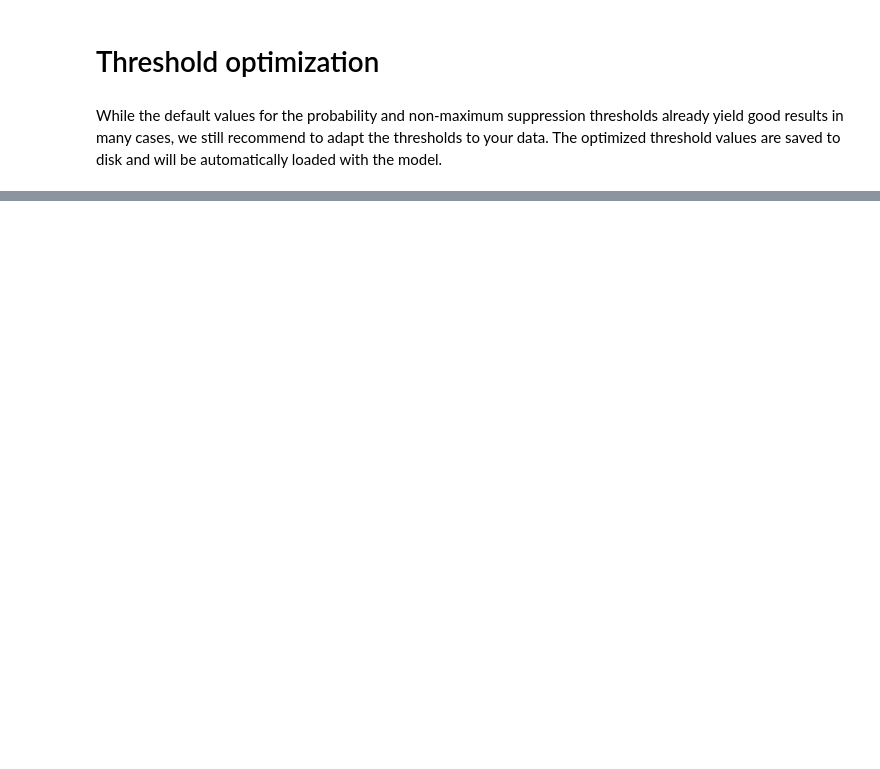
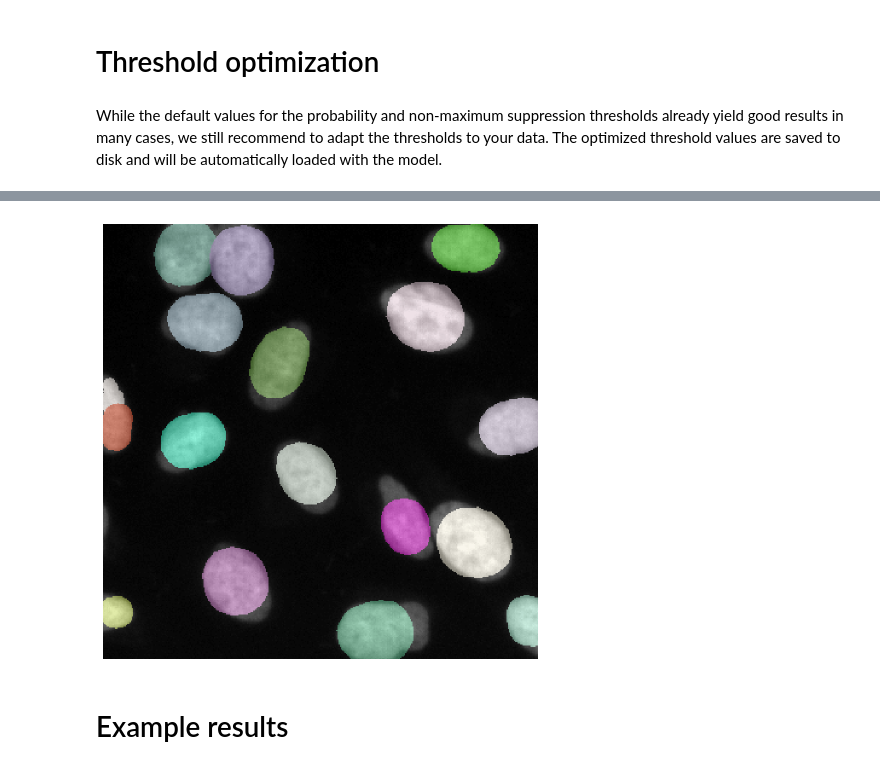
Before and after one commit to trasse/OpSeF-IV, a Jupyter notebook: Train/TrainStarDist/StarDist_training_for_OpSeF_001.ipynb, the cells around one changed output, grey strips where cells are left out. Saved outputs shown, nothing was run; the diff lists cells and outputs as text; code cells hidden in the pictures; blank space fills up the shorter version.

Commit message:
TrainStarDist02

```diff
--- a/Train/TrainStarDist/StarDist_training_for_OpSeF_001.ipynb
+++ b/Train/TrainStarDist/StarDist_training_for_OpSeF_001.ipynb
@@ -216,0 +224,9 @@ Saving to 'thresholds.json'.
+# %%
+X = sorted(glob('{}/test/images/*.tif'.format(trainModelSettings["root"])))
+X = list(map(imread,X))
+
+n_channel = 1 if X[0].ndim == 2 else X[0].shape[-1]
+axis_norm = (0,1)   # normalize channels independently
+# axis_norm = (0,1,2) # normalize channels jointly
+if n_channel > 1:
+    print("Normalizing image channels %s." % ('jointly' if axis_norm is None or 2 in axis_norm else 'independently'))
@@ -216,0 +253,12 @@ Saving to 'thresholds.json'.
+# %%
+img = normalize(X[16], 1,99.8, axis=axis_norm)
+labels, details = model.predict_instances(img)
+# %%
+plt.figure(figsize=(8,8))
+plt.imshow(img if img.ndim==2 else img[...,0], clim=(0,1), cmap='gray')
+plt.imshow(labels, cmap=lbl_cmap, alpha=0.5)
+plt.axis('off');
+# %% [output]
+[figure, added]
+# %% [markdown]
+# Example results
```
Also changed, not shown: parts of 11 cells of this notebook, 4 other files.
